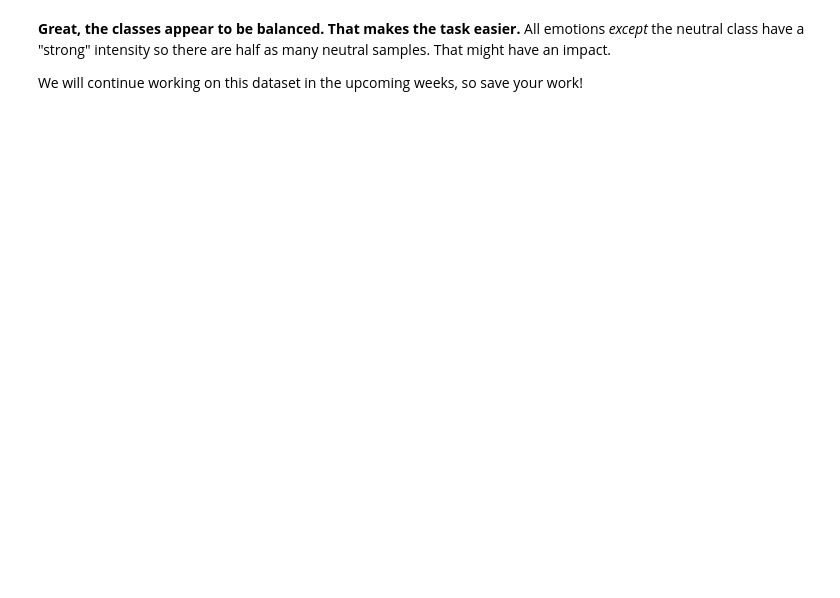
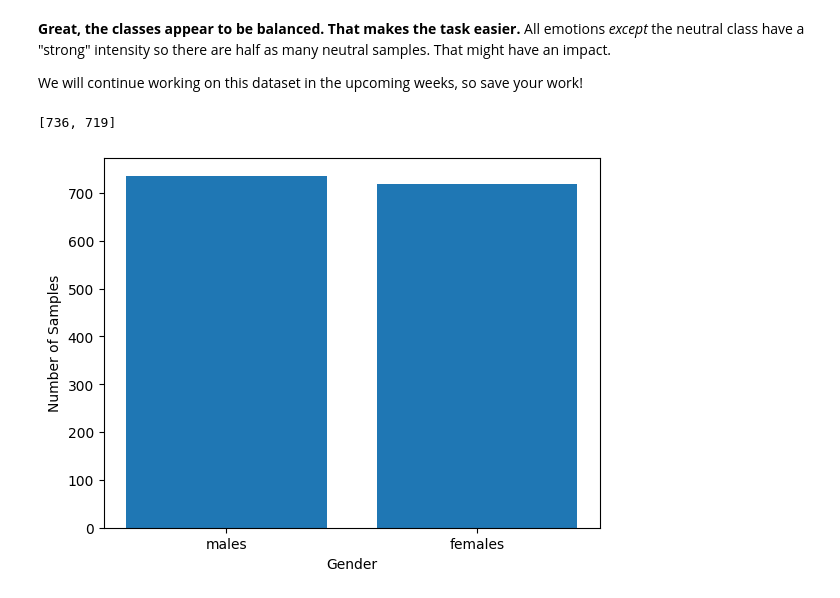
Before and after one commit to Tiger-I-Yang/Week2-DataPreprocessing, a Jupyter notebook: Week 2.ipynb, the cells around one changed output. Drawn from its saved outputs; the diff is of its cells as text; code cells hidden in the pictures; blank space fills up the shorter version.

```diff
--- a/Week 2.ipynb
+++ b/Week 2.ipynb
@@ -717,3 +719,39 @@ plt.show()
 **Great, the classes appear to be balanced. That makes the task easier.** All emotions _except_ the neutral class have a "strong" intensity so there are half as many neutral samples. That might have an impact.
 
 We will continue working on this dataset in the upcoming weeks, so save your work!
+# %%
+males = 0
+females = 0
+
+for file in glob.glob("Datasets/Audio Data/*/*"):
+  file_name=os.path.basename(file)
+
+  num = int(file_name.split('.')[0].split('-')[-1])
+
+  is_female = (num % 2) == 0
+
+  if is_female :
+    females += 1
+  else :
+    males += 1
+
+count = [
+    males,
+    females
+]
+
+print(count)
+
+plt.bar(
+    [
+        'males',
+        'females'
+    ],
+    count
+)
+plt.xlabel('Gender')
+plt.ylabel('Number of Samples')
+plt.show()
+# %% [output]
+[736, 719]
+[figure, added]
```
Also changed, not shown: parts of 3 cells of this notebook.
